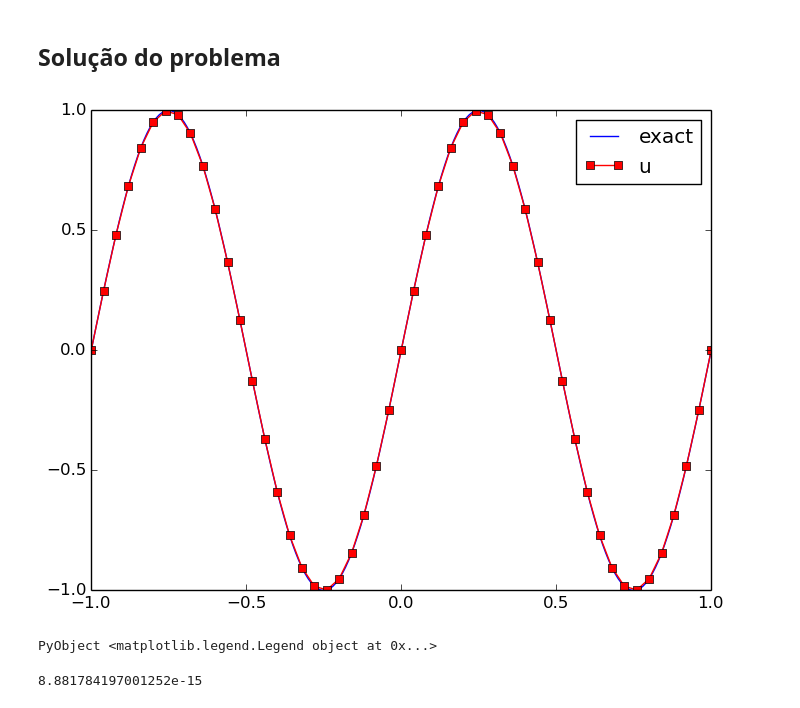
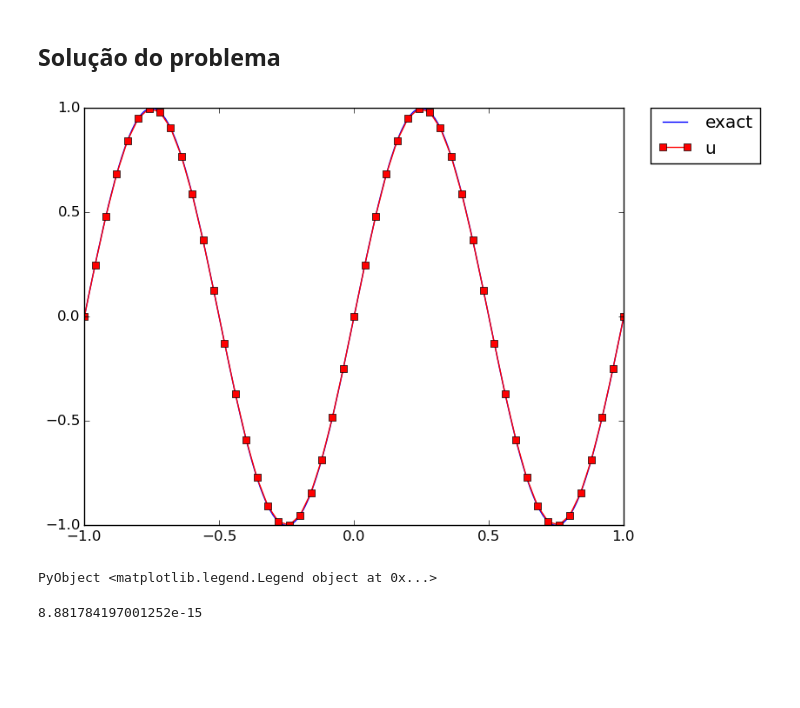
Before and after one commit to augustot2/monografia, a Jupyter notebook: src/codes/finite elements and spectral method.ipynb, the cells around one changed output. Cells and saved outputs as stored; diff of their text form; code cells hidden in the pictures; blank space fills up the shorter version.

```diff
--- a/src/codes/finite elements and spectral method.ipynb
+++ b/src/codes/finite elements and spectral method.ipynb
@@ -130,11 +135,11 @@ u = Tri_dM\F ;
 # %%
 
 xx = linspace(a, b, 201)
 plot(xx, fun(xx),label="exact")
 plot(xn, u, "rs-",label = "u")
-legend()
+legend(bbox_to_anchor=(1.05, 1), loc=2, borderaxespad=0.)
 # %% [output]
-[figure, old version]
+[figure, new version]
 PyObject <matplotlib.legend.Legend object at 0x...>
 # %%
 maxabs(u - fun(xn))
```
Also changed, not shown: parts of 2 cells of this notebook, 14 other files.
